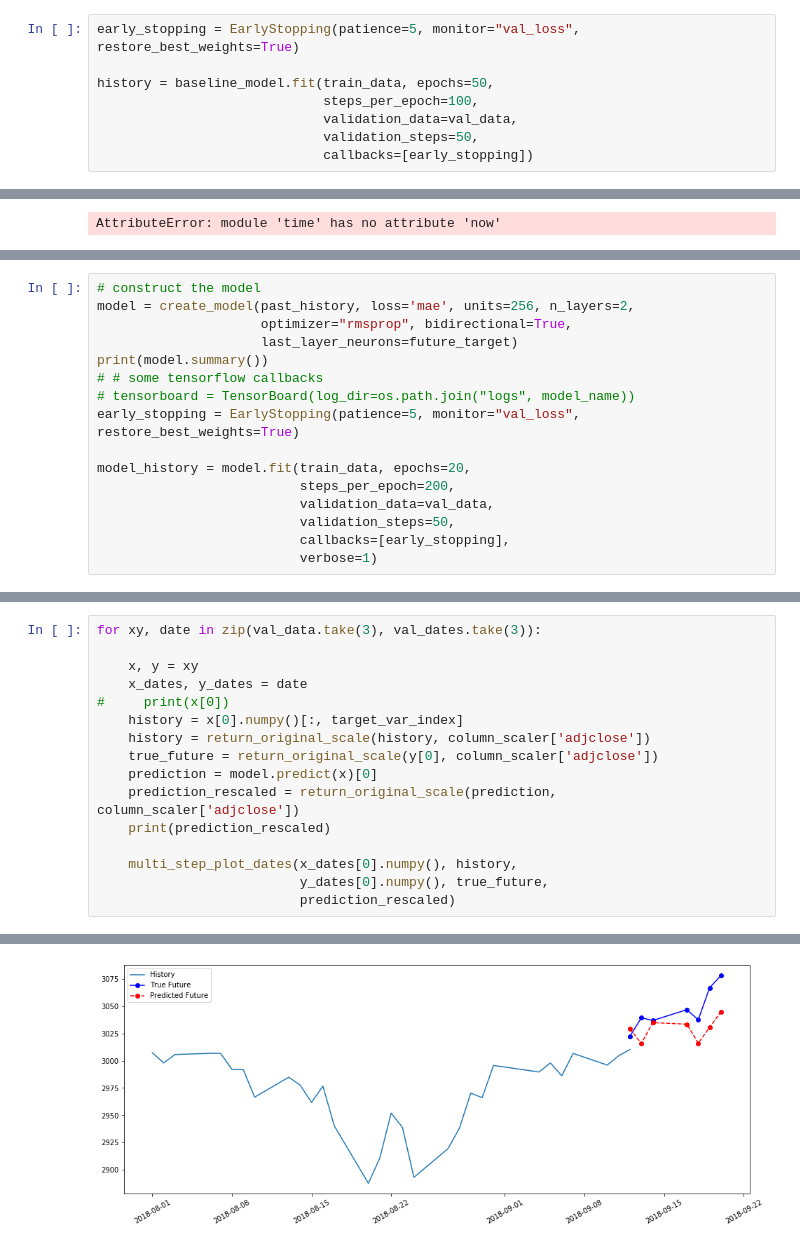
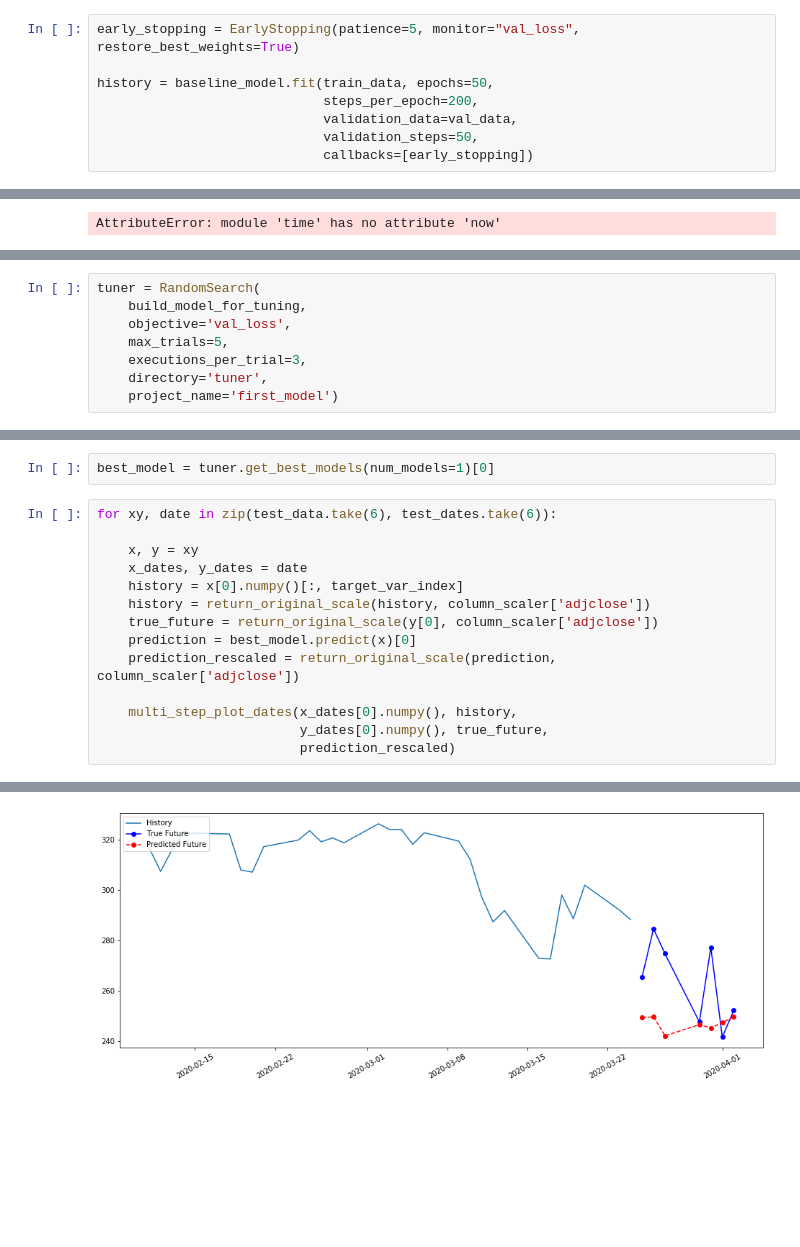
Before and after one commit to kozlowski-j/Stock-Market-Forecast, a Jupyter notebook: Tensorflow_first_model.ipynb, the cells around one changed output, grey strips where cells are left out. Cells and saved outputs as stored; diff of their text form; blank space fills up the shorter version.

Commit message:
Create new notebook for hyperparameters tuning

```diff
--- a/Tensorflow_first_model.ipynb
+++ b/Tensorflow_first_model.ipynb
@@ -220,7 +202,7 @@ for x, y in val_data.take(1):
 early_stopping = EarlyStopping(patience=5, monitor="val_loss", restore_best_weights=True)
 
 history = baseline_model.fit(train_data, epochs=50,
-                             steps_per_epoch=100,
+                             steps_per_epoch=200,
                              validation_data=val_data,
                              validation_steps=50,
                              callbacks=[early_stopping])
@@ -557,16 +475,0 @@ def create_model(sequence_length, units=256, cell=LSTM, n_layers=2, dropout=0.3,
-# %%
-# construct the model
-model = create_model(past_history, loss='mae', units=256, n_layers=2,
-                     optimizer="rmsprop", bidirectional=True,
-                     last_layer_neurons=future_target)
-print(model.summary())
-# # some tensorflow callbacks
-# tensorboard = TensorBoard(log_dir=os.path.join("logs", model_name))
-early_stopping = EarlyStopping(patience=5, monitor="val_loss", restore_best_weights=True)
-
-model_history = model.fit(train_data, epochs=20,
-                          steps_per_epoch=200,
-                          validation_data=val_data,
-                          validation_steps=50,
-                          callbacks=[early_stopping],
-                          verbose=1)
@@ -590,0 +519,8 @@ Epoch 13/20
+# %%
+tuner = RandomSearch(
+    build_model_for_tuning,
+    objective='val_loss',
+    max_trials=5,
+    executions_per_trial=3,
+    directory='tuner',
+    project_name='first_model')
@@ -591,15 +613,15 @@ Epoch 13/20
+# %%
+best_model = tuner.get_best_models(num_models=1)[0]
 # %%
-for xy, date in zip(val_data.take(3), val_dates.take(3)):
+for xy, date in zip(test_data.take(6), test_dates.take(6)):
 
     x, y = xy
     x_dates, y_dates = date
-#     print(x[0])
     history = x[0].numpy()[:, target_var_index]
     history = return_original_scale(history, column_scaler['adjclose'])
     true_future = return_original_scale(y[0], column_scaler['adjclose'])
-    prediction = model.predict(x)[0]
+    prediction = best_model.predict(x)[0]
     prediction_rescaled = return_original_scale(prediction, column_scaler['adjclose'])
-    print(prediction_rescaled)
 
     multi_step_plot_dates(x_dates[0].numpy(), history,
                           y_dates[0].numpy(), true_future,
@@ -627 +635 @@ Future date range: 2018-09-12 00:00:00, 2018-09-20 00:00:00
-[figure, old version]
+[figure, new version]
```
Also changed, not shown: parts of 28 cells of this notebook, 1 other file.
